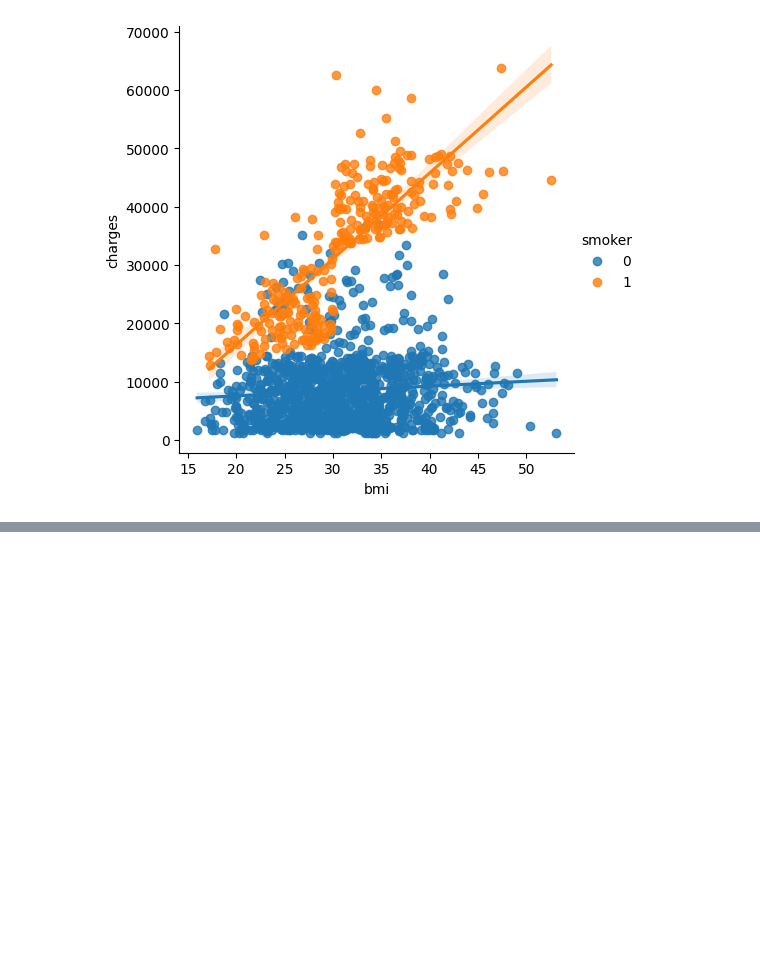
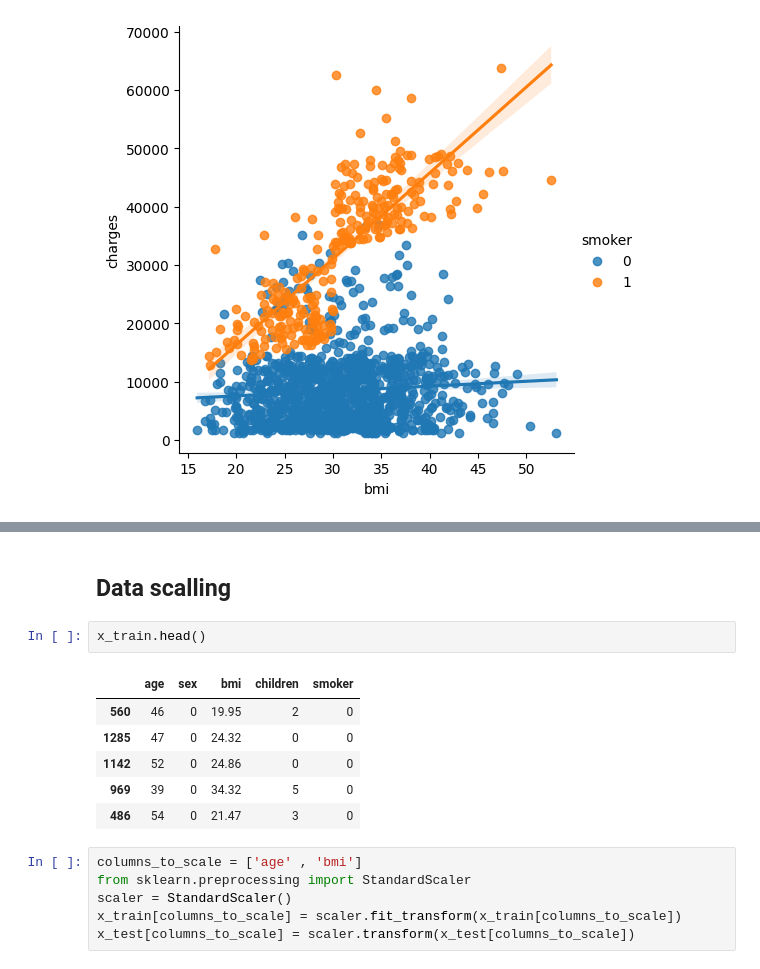
Before and after one commit to MayurPatil4313/ML-Projects, a Jupyter notebook: INSURANCE PREMIUM PREDICTION/Solution.ipynb, the cells around one changed output, grey strips where cells are left out. Cells and saved outputs as stored; diff of their text form; blank space fills up the shorter version.

```diff
--- a/INSURANCE PREMIUM PREDICTION/Solution.ipynb
+++ b/INSURANCE PREMIUM PREDICTION/Solution.ipynb
@@ -259,0 +343,17 @@ Index(['age', 'sex', 'bmi', 'children', 'smoker', 'region', 'charges'], dtype='o
+# %% [markdown]
+## Data scalling
+# %%
+x_train.head()
+# %% [output]
+|  | age | sex | bmi | children | smoker |
+| 560 | 46 | 0 | 19.95 | 2 | 0 |
+| 1285 | 47 | 0 | 24.32 | 0 | 0 |
+| 1142 | 52 | 0 | 24.86 | 0 | 0 |
+| 969 | 39 | 0 | 34.32 | 5 | 0 |
+| 486 | 54 | 0 | 21.47 | 3 | 0 |
+# %%
+columns_to_scale = ['age' , 'bmi']
+from sklearn.preprocessing import StandardScaler
+scaler = StandardScaler()
+x_train[columns_to_scale] = scaler.fit_transform(x_train[columns_to_scale])
+x_test[columns_to_scale] = scaler.transform(x_test[columns_to_scale])
```
Also changed, not shown: parts of 33 cells of this notebook.
